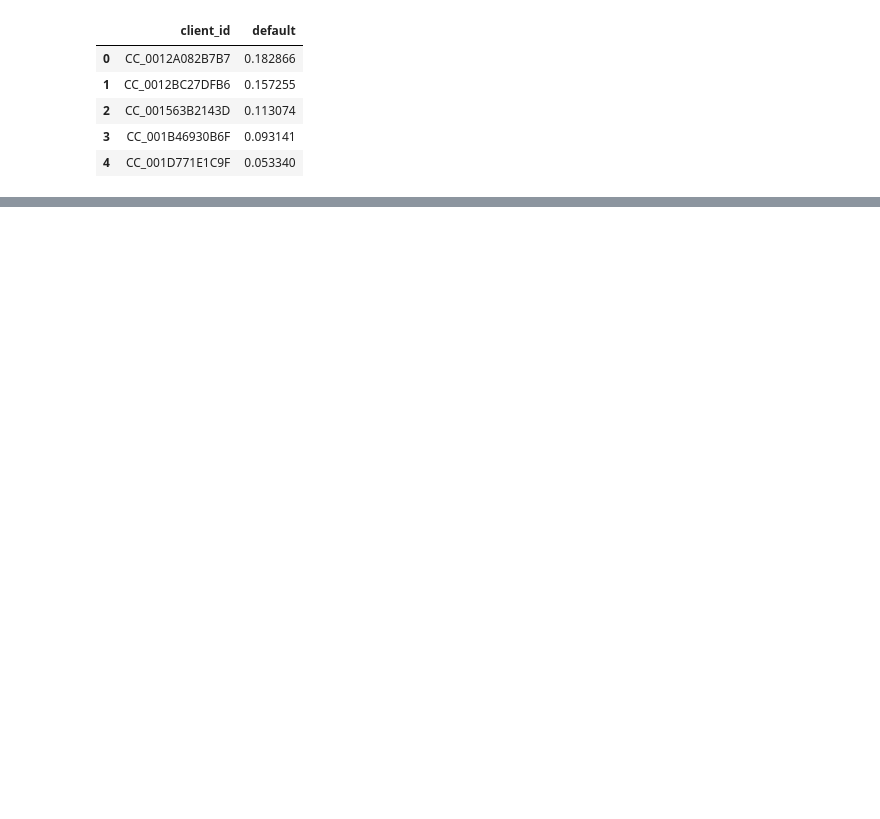
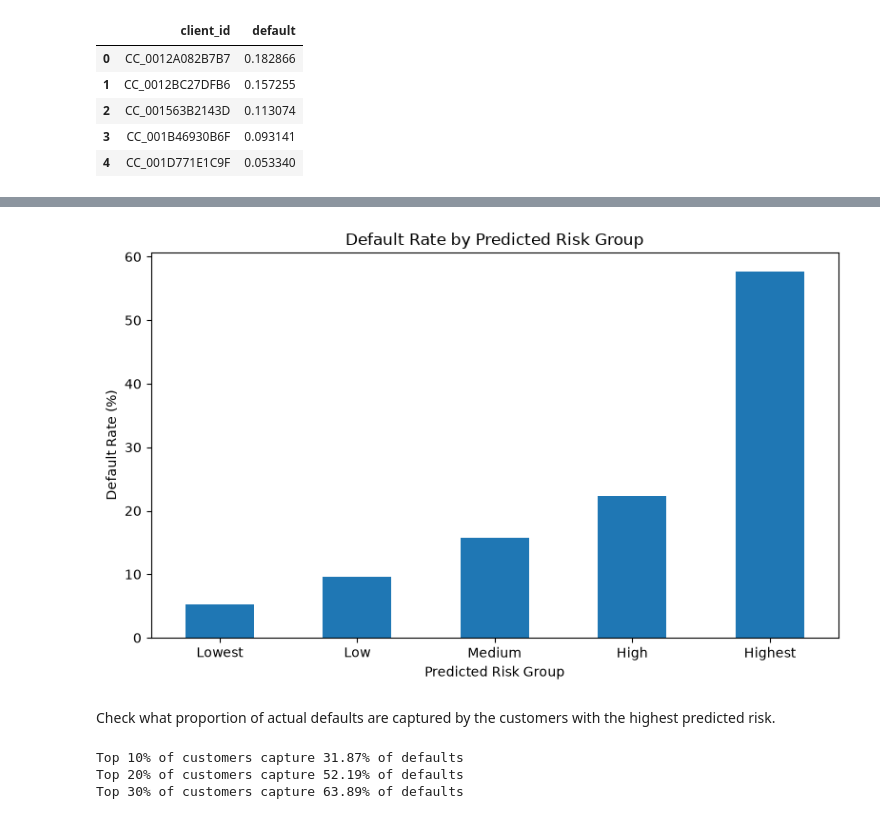
Before and after one commit to fishdynasty/inter-uni-FourCast, a Jupyter notebook: notebook/Modelling.ipynb, the cells around one changed output, grey strips where cells are left out. Saved outputs shown, nothing was run; the diff lists cells and outputs as text; code cells hidden in the pictures; blank space fills up the shorter version.

```diff
--- a/notebook/Modelling.ipynb
+++ b/notebook/Modelling.ipynb
@@ -773,0 +826,12 @@ submission.head()
+# %%
+business_df["risk_group"] = pd.qcut(
+    business_df["predicted_risk"],
+    q=5,
+    labels=[
+        "Lowest",
+        "Low",
+        "Medium",
+        "High",
+        "Highest"
+    ]
+)
@@ -773,0 +840,18 @@ submission.head()
+# %%
+risk_summary = (
+    business_df.groupby(
+        "risk_group",
+        observed=False
+    )
+    .agg(
+        customers=("default", "count"),
+        defaults=("default", "sum"),
+        default_rate=("default", "mean")
+    )
+)
+
+risk_summary["default_rate"] = (
+    risk_summary["default_rate"] * 100
+).round(2)
+
+risk_summary
@@ -773,0 +866,42 @@ submission.head()
+# %%
+risk_summary["default_rate"].plot(
+    kind="bar",
+    figsize=(8, 5)
+)
+
+plt.title("Default Rate by Predicted Risk Group")
+plt.xlabel("Predicted Risk Group")
+plt.ylabel("Default Rate (%)")
+plt.xticks(rotation=0)
+plt.tight_layout()
+plt.show()
+# %% [output]
+[figure, added]
+# %% [markdown]
+Check what proportion of actual defaults are captured by the customers with the highest predicted risk.
+# %%
+business_sorted = business_df.sort_values(
+    "predicted_risk",
+    ascending=False
+)
+
+total_defaults = business_sorted["default"].sum()
+
+for pct in [0.10, 0.20, 0.30]:
+
+    n = int(len(business_sorted) * pct)
+
+    captured = (
+        business_sorted.iloc[:n]["default"].sum()
+        / total_defaults
+        * 100
+    )
+
+    print(
+        f"Top {int(pct*100)}% of customers capture "
+        f"{captured:.2f}% of defaults"
+    )
+# %% [output]
+Top 10% of customers capture 31.87% of defaults
+Top 20% of customers capture 52.19% of defaults
+Top 30% of customers capture 63.89% of defaults
```
Also changed, not shown: parts of 36 cells of this notebook, 3 other files.
